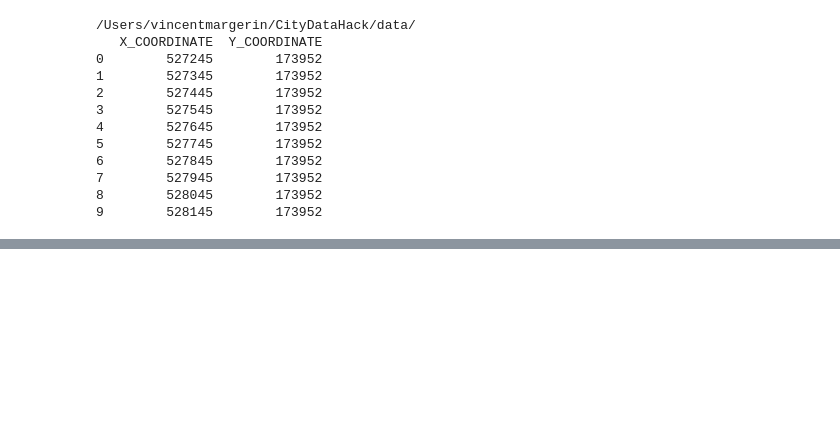
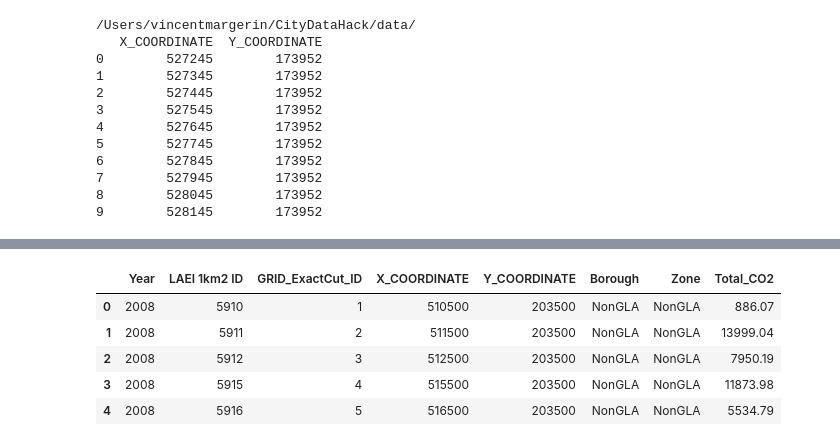
Before and after one commit to CityDataHack/O-One, a Jupyter notebook: Data_sourcer_POSTCODE_PTAL.ipynb, the cells around one changed output, grey strips where cells are left out. Cells and saved outputs as stored; diff of their text form; code cells hidden in the pictures; blank space fills up the shorter version.

```diff
--- a/Data_sourcer_POSTCODE_PTAL.ipynb
+++ b/Data_sourcer_POSTCODE_PTAL.ipynb
@@ -98 +103,16 @@ EC1 = get_data('EC1')
+# %%
+datapath2= 'CO2_dataframe.csv'
+co2_df = pd.read_csv(directory + datapath2, thousands=',')
+co2_df = co2_df.rename(columns= {'Total': 'Total_CO2', \
+                                 'Easting': 'X_COORDINATE', \
+                                 'Northing': 'Y_COORDINATE'})
+co2_df.head()
+#co2_df['Total_CO2']= co2_df['Total_CO2'].apply(lambda x: x.replace('\t', ''))
+# %% [output]
+|  | Year | LAEI 1km2 ID | GRID_ExactCut_ID | X_COORDINATE | Y_COORDINATE | Borough | Zone | Total_CO2 |
+| 0 | 2008 | 5910 | 1 | 510500 | 203500 | NonGLA | NonGLA | 886.07 |
+| 1 | 2008 | 5911 | 2 | 511500 | 203500 | NonGLA | NonGLA | 13999.04 |
+| 2 | 2008 | 5912 | 3 | 512500 | 203500 | NonGLA | NonGLA | 7950.19 |
+| 3 | 2008 | 5915 | 4 | 515500 | 203500 | NonGLA | NonGLA | 11873.98 |
+| 4 | 2008 | 5916 | 5 | 516500 | 203500 | NonGLA | NonGLA | 5534.79 |
 # %%
```
Also changed, not shown: parts of 14 cells of this notebook.
